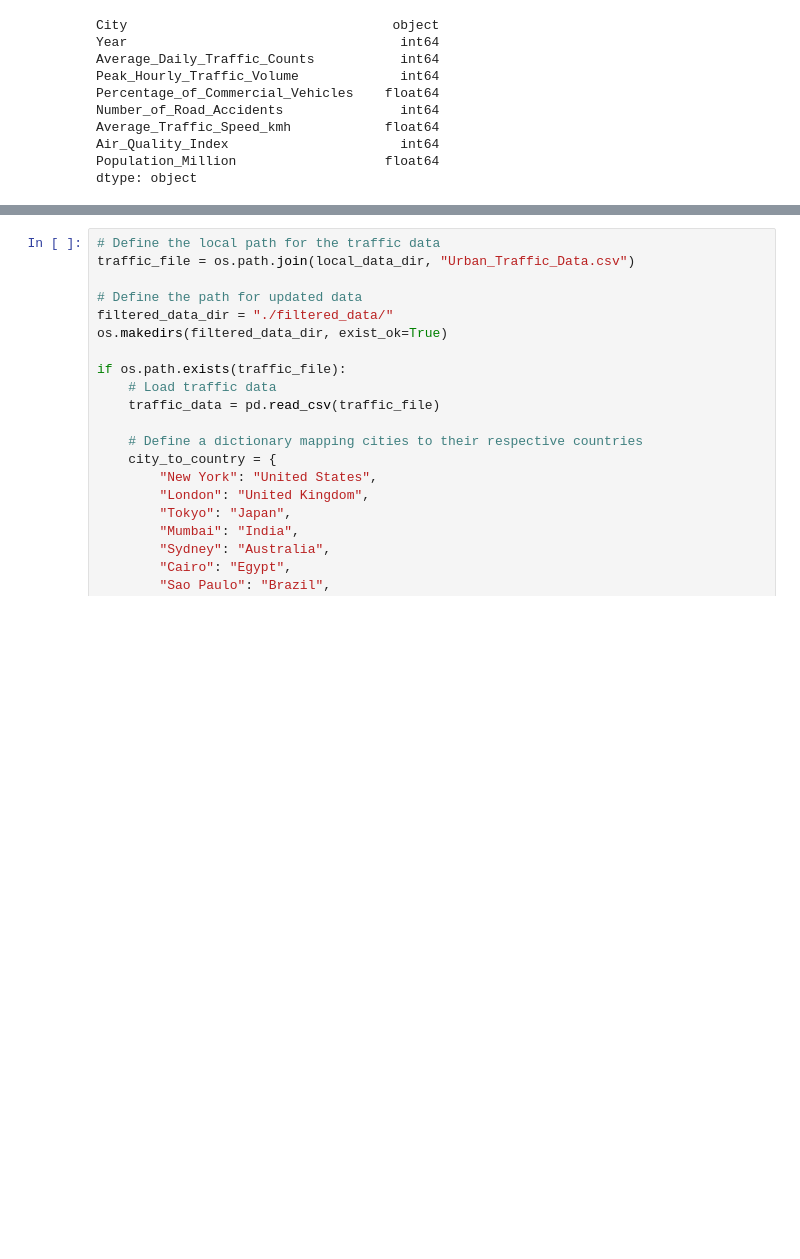
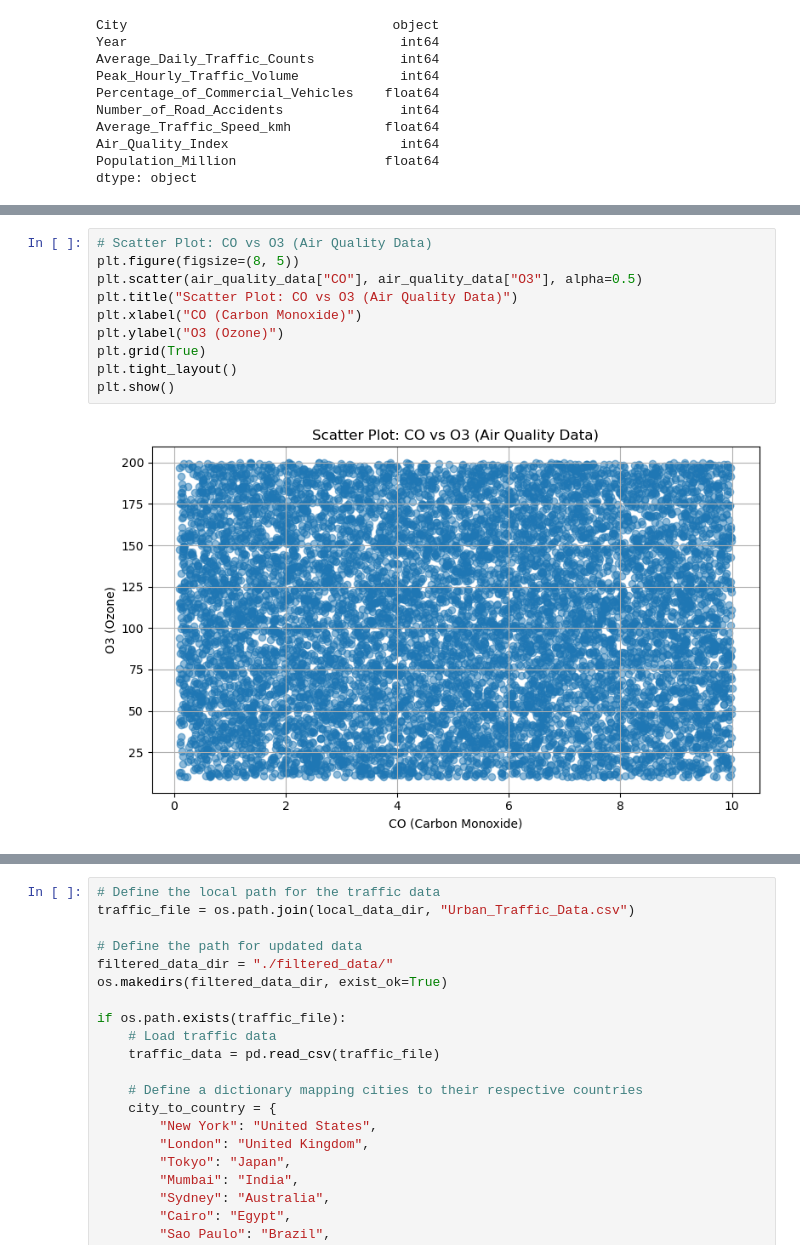
Before and after one commit to tshehadey/ads-508-team-project, a Jupyter notebook: NewProject.ipynb, the cells around one changed output, grey strips where cells are left out. Cells and saved outputs as stored; diff of their text form; blank space fills up the shorter version.

```diff
--- a/NewProject.ipynb
+++ b/NewProject.ipynb
@@ -245,0 +258,12 @@ dtype: object
+# %%
+# Scatter Plot: CO vs O3 (Air Quality Data)
+plt.figure(figsize=(8, 5))
+plt.scatter(air_quality_data["CO"], air_quality_data["O3"], alpha=0.5)
+plt.title("Scatter Plot: CO vs O3 (Air Quality Data)")
+plt.xlabel("CO (Carbon Monoxide)")
+plt.ylabel("O3 (Ozone)")
+plt.grid(True)
+plt.tight_layout()
+plt.show()
+# %% [output]
+[figure, added]
```
Also changed, not shown: parts of 7 cells of this notebook.
